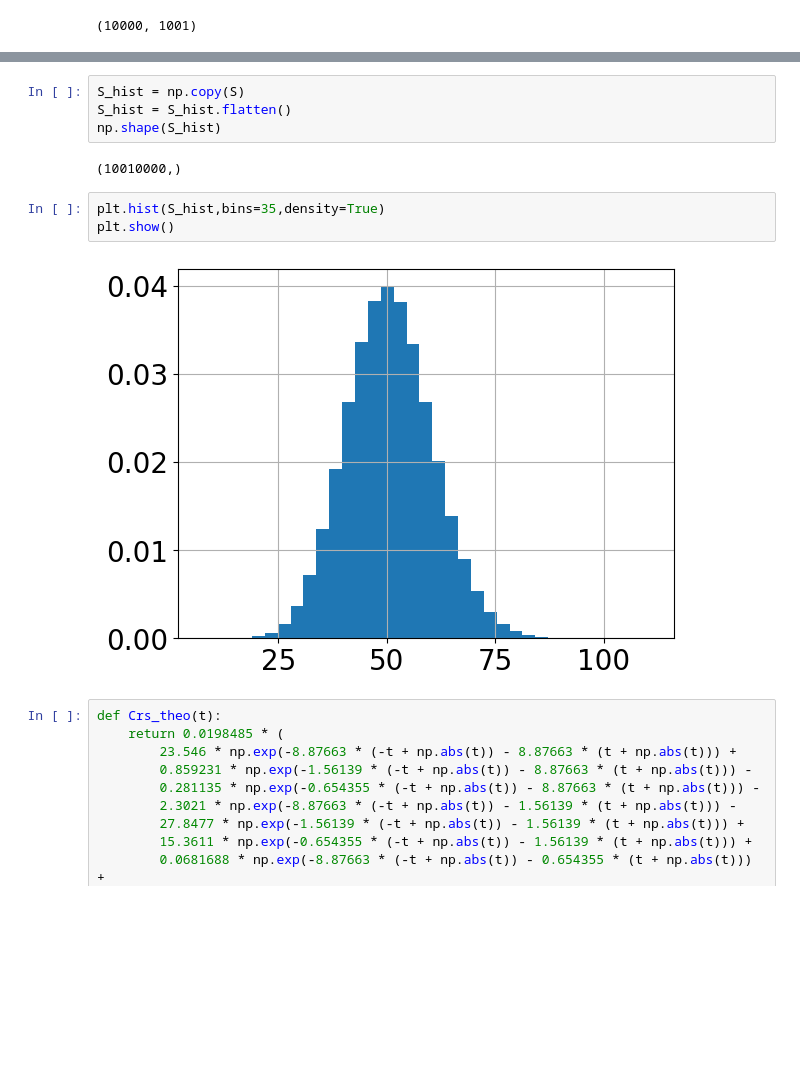
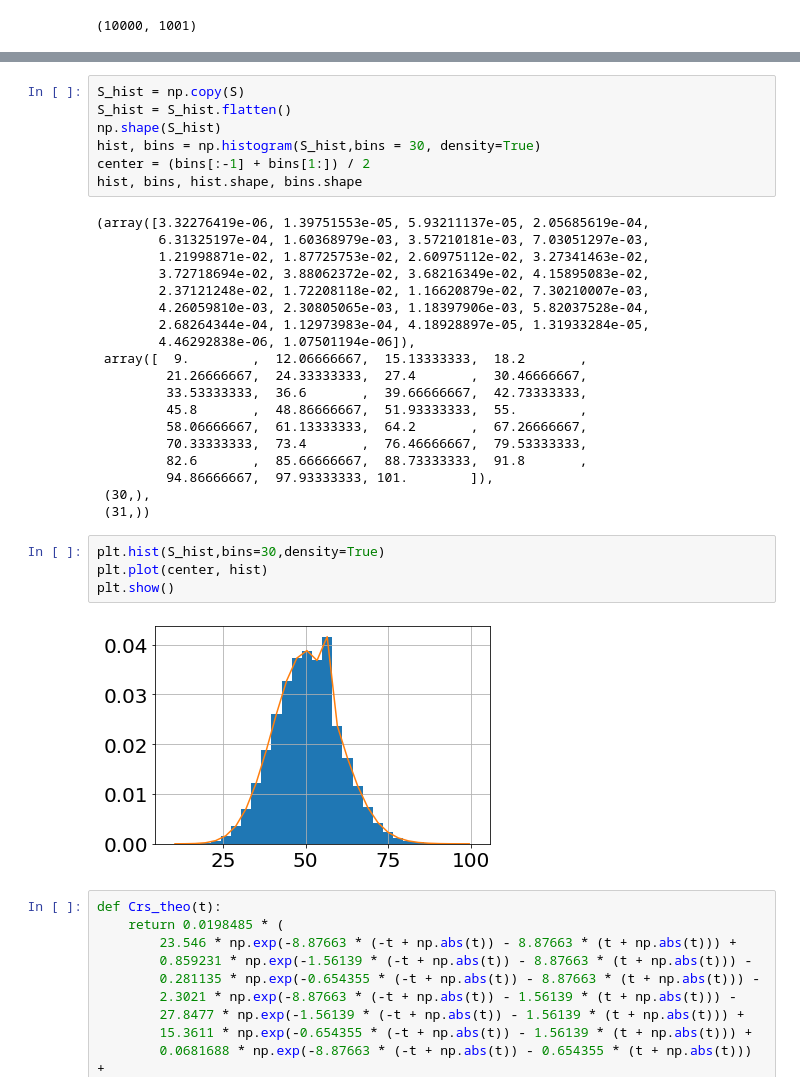
Before and after one commit to yfardella/Gillespie, a Jupyter notebook: Simple_plot_copy.ipynb, the cells around one changed output, grey strips where cells are left out. Cells and saved outputs as stored; diff of their text form; blank space fills up the shorter version.

```diff
--- a/Simple_plot_copy.ipynb
+++ b/Simple_plot_copy.ipynb
@@ -261,13 +308,34 @@ plt.show()
 S_hist = np.copy(S)
 S_hist = S_hist.flatten()
 np.shape(S_hist)
+hist, bins = np.histogram(S_hist,bins = 30, density=True)
+center = (bins[:-1] + bins[1:]) / 2
+hist, bins, hist.shape, bins.shape
 # %% [output]
-(10010000,)
+(array([3.32276419e-06, 1.39751553e-05, 5.93211137e-05, 2.05685619e-04,
+        6.31325197e-04, 1.60368979e-03, 3.57210181e-03, 7.03051297e-03,
+        1.21998871e-02, 1.87725753e-02, 2.60975112e-02, 3.27341463e-02,
+        3.72718694e-02, 3.88062372e-02, 3.68216349e-02, 4.15895083e-02,
+        2.37121248e-02, 1.72208118e-02, 1.16620879e-02, 7.30210007e-03,
+        4.26059810e-03, 2.30805065e-03, 1.18397906e-03, 5.82037528e-04,
+        2.68264344e-04, 1.12973983e-04, 4.18928897e-05, 1.31933284e-05,
+        4.46292838e-06, 1.07501194e-06]),
+ array([  9.        ,  12.06666667,  15.13333333,  18.2       ,
+         21.26666667,  24.33333333,  27.4       ,  30.46666667,
+         33.53333333,  36.6       ,  39.66666667,  42.73333333,
+         45.8       ,  48.86666667,  51.93333333,  55.        ,
+         58.06666667,  61.13333333,  64.2       ,  67.26666667,
+         70.33333333,  73.4       ,  76.46666667,  79.53333333,
+         82.6       ,  85.66666667,  88.73333333,  91.8       ,
+         94.86666667,  97.93333333, 101.        ]),
+ (30,),
+ (31,))
 # %%
-plt.hist(S_hist,bins=35,density=True)
+plt.hist(S_hist,bins=30,density=True)
+plt.plot(center, hist)
 plt.show()
 # %% [output]
-[figure, old version]
+[figure, new version]
 # %%
 def Crs_theo(t):
     return 0.0198485 * (
```
Also changed, not shown: parts of 9 cells of this notebook, 2 other files.
